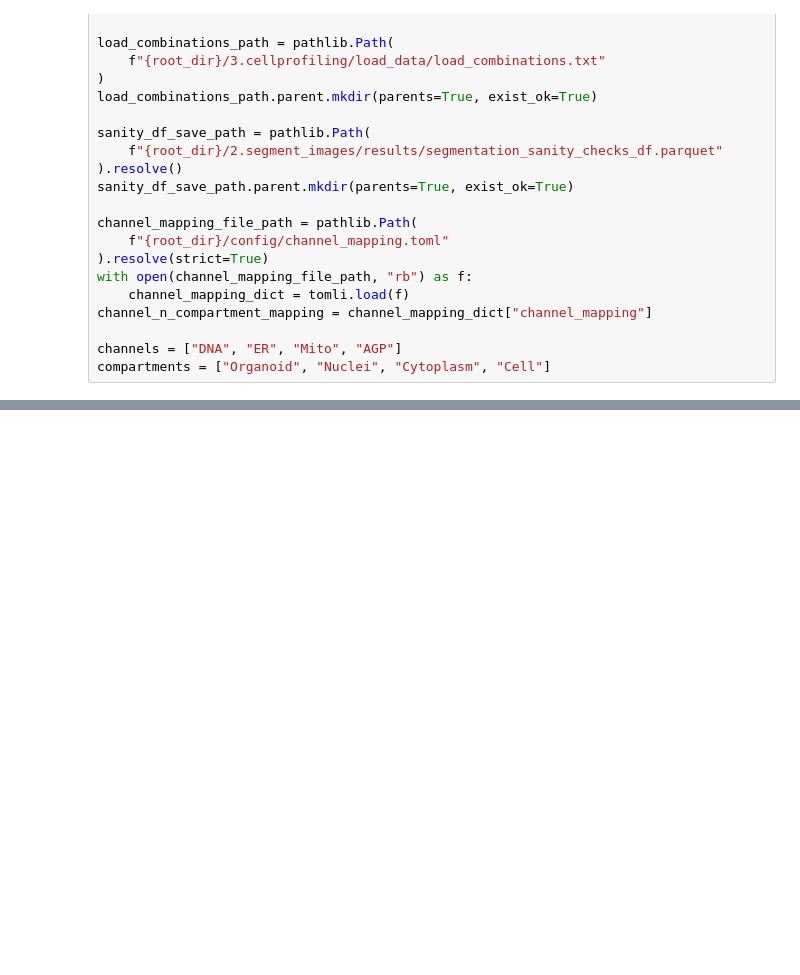
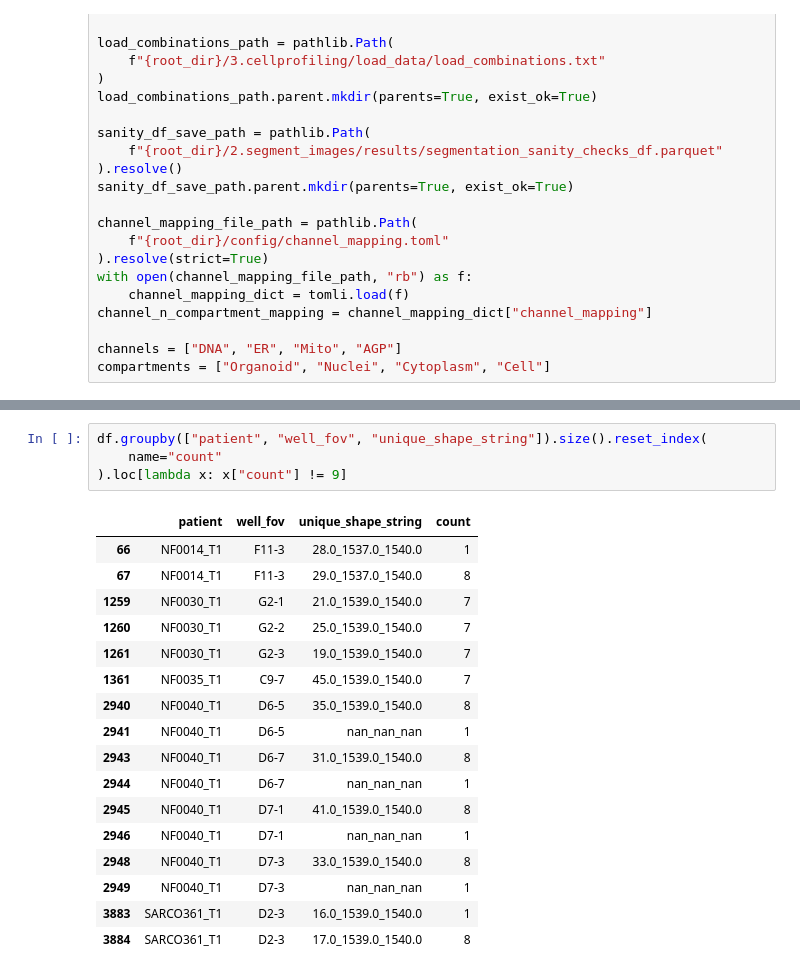
Before and after one commit to WayScience/NF1_3D_organoid_profiling_pipeline, a Jupyter notebook: 2.segment_images/notebooks/segmentation_sanity_checks.ipynb, the cells around one changed output, grey strips where cells are left out. Saved outputs shown, nothing was run; the diff lists cells and outputs as text; blank space fills up the shorter version.

```diff
--- a/2.segment_images/notebooks/segmentation_sanity_checks.ipynb
+++ b/2.segment_images/notebooks/segmentation_sanity_checks.ipynb
@@ -214,3 +214,25 @@ Number of patient/well_fov combinations with mismatched shapes: 104
  ('NF0040_T1', 'D7-1'),
  ('NF0040_T1', 'D7-3'),
  ('SARCO361_T1', 'D2-3')]
+# %%
+df.groupby(["patient", "well_fov", "unique_shape_string"]).size().reset_index(
+    name="count"
+).loc[lambda x: x["count"] != 9]
+# %% [output]
+|  | patient | well_fov | unique_shape_string | count |
+| 66 | NF0014_T1 | F11-3 | 28.0_1537.0_1540.0 | 1 |
+| 67 | NF0014_T1 | F11-3 | 29.0_1537.0_1540.0 | 8 |
+| 1259 | NF0030_T1 | G2-1 | 21.0_1539.0_1540.0 | 7 |
+| 1260 | NF0030_T1 | G2-2 | 25.0_1539.0_1540.0 | 7 |
+| 1261 | NF0030_T1 | G2-3 | 19.0_1539.0_1540.0 | 7 |
+| 1361 | NF0035_T1 | C9-7 | 45.0_1539.0_1540.0 | 7 |
+| 2940 | NF0040_T1 | D6-5 | 35.0_1539.0_1540.0 | 8 |
+| 2941 | NF0040_T1 | D6-5 | nan_nan_nan | 1 |
+| 2943 | NF0040_T1 | D6-7 | 31.0_1539.0_1540.0 | 8 |
+| 2944 | NF0040_T1 | D6-7 | nan_nan_nan | 1 |
+| 2945 | NF0040_T1 | D7-1 | 41.0_1539.0_1540.0 | 8 |
+| 2946 | NF0040_T1 | D7-1 | nan_nan_nan | 1 |
+| 2948 | NF0040_T1 | D7-3 | 33.0_1539.0_1540.0 | 8 |
+| 2949 | NF0040_T1 | D7-3 | nan_nan_nan | 1 |
+| 3883 | SARCO361_T1 | D2-3 | 16.0_1539.0_1540.0 | 1 |
+| 3884 | SARCO361_T1 | D2-3 | 17.0_1539.0_1540.0 | 8 |
```
Also changed, not shown: parts of 7 cells of this notebook, 8 other files.
